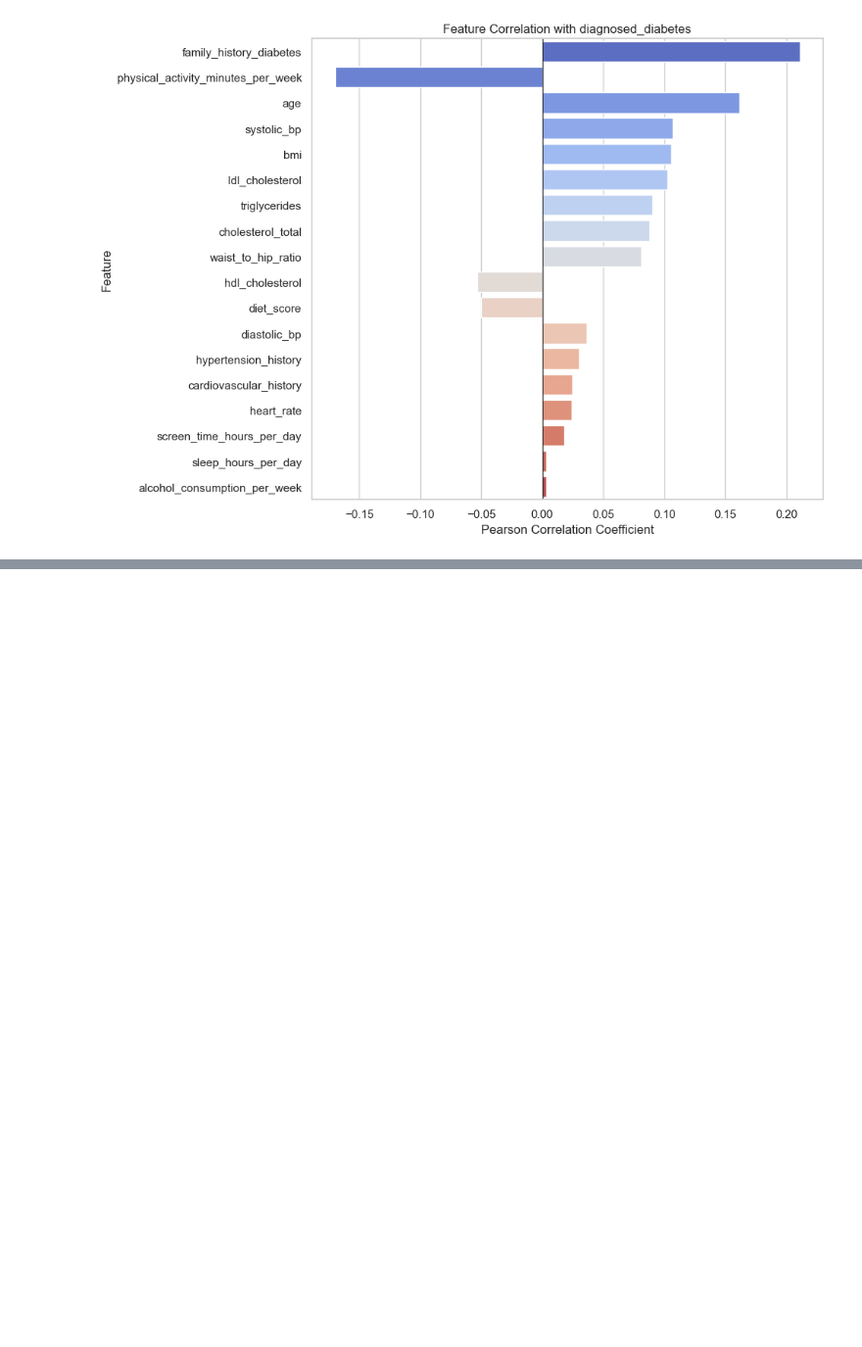
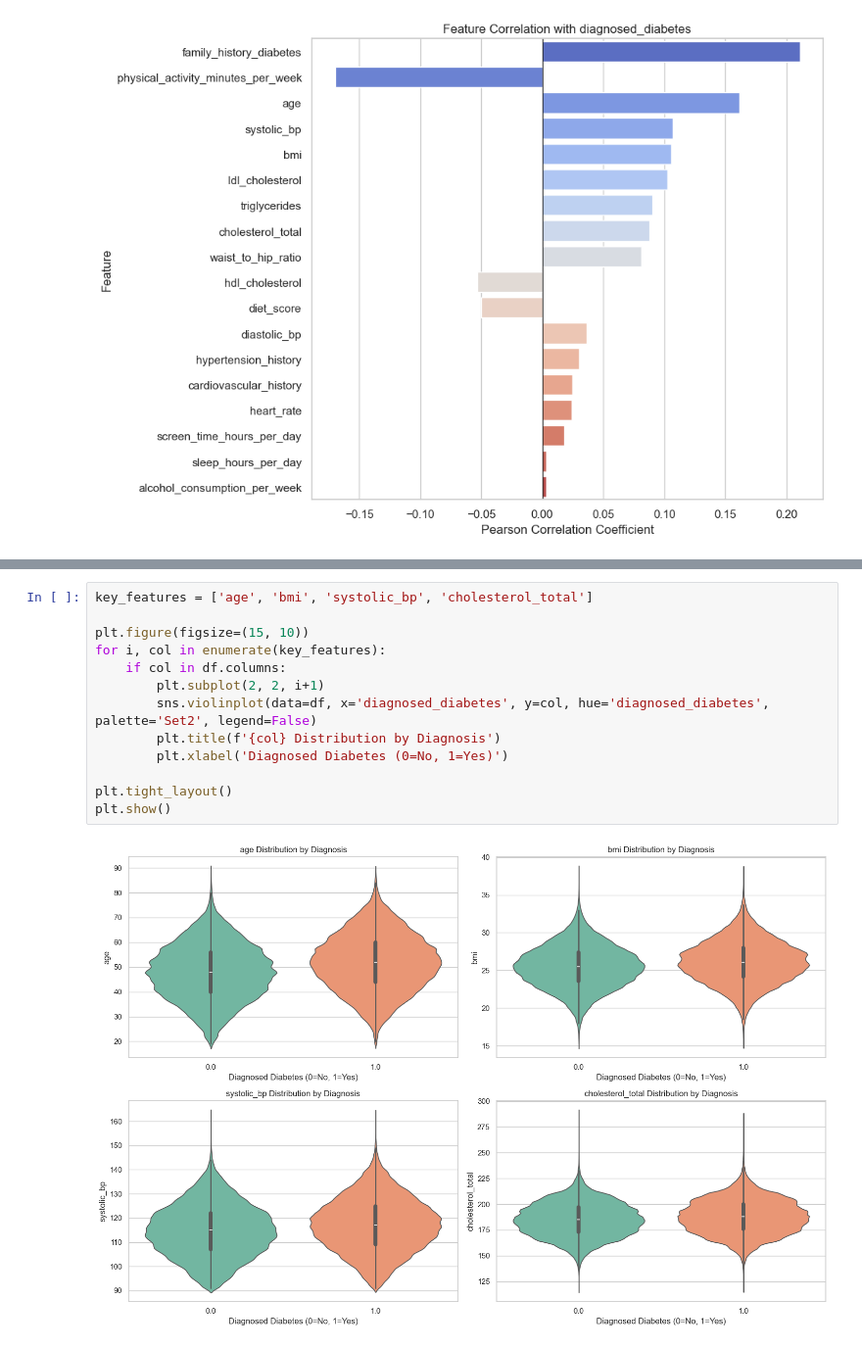
Before and after one commit to kevinwangstats/kaggle-diabetes, a Jupyter notebook: explore.ipynb, the cells around one changed output, grey strips where cells are left out. Shown at 98% size. Drawn from its saved outputs; the diff is of its cells as text; blank space fills up the shorter version.

```diff
--- a/explore.ipynb
+++ b/explore.ipynb
@@ -367,0 +390,15 @@ alcohol_consumption_per_week        | 0.0030       | 0.001383     | 1.2336e-02
+# %%
+key_features = ['age', 'bmi', 'systolic_bp', 'cholesterol_total']
+
+plt.figure(figsize=(15, 10))
+for i, col in enumerate(key_features):
+    if col in df.columns:
+        plt.subplot(2, 2, i+1)
+        sns.violinplot(data=df, x='diagnosed_diabetes', y=col, hue='diagnosed_diabetes', palette='Set2', legend=False)
+        plt.title(f'{col} Distribution by Diagnosis')
+        plt.xlabel('Diagnosed Diabetes (0=No, 1=Yes)')
+
+plt.tight_layout()
+plt.show()
+# %% [output]
+[figure, added]
```
Also changed, not shown: parts of 5 cells of this notebook.
